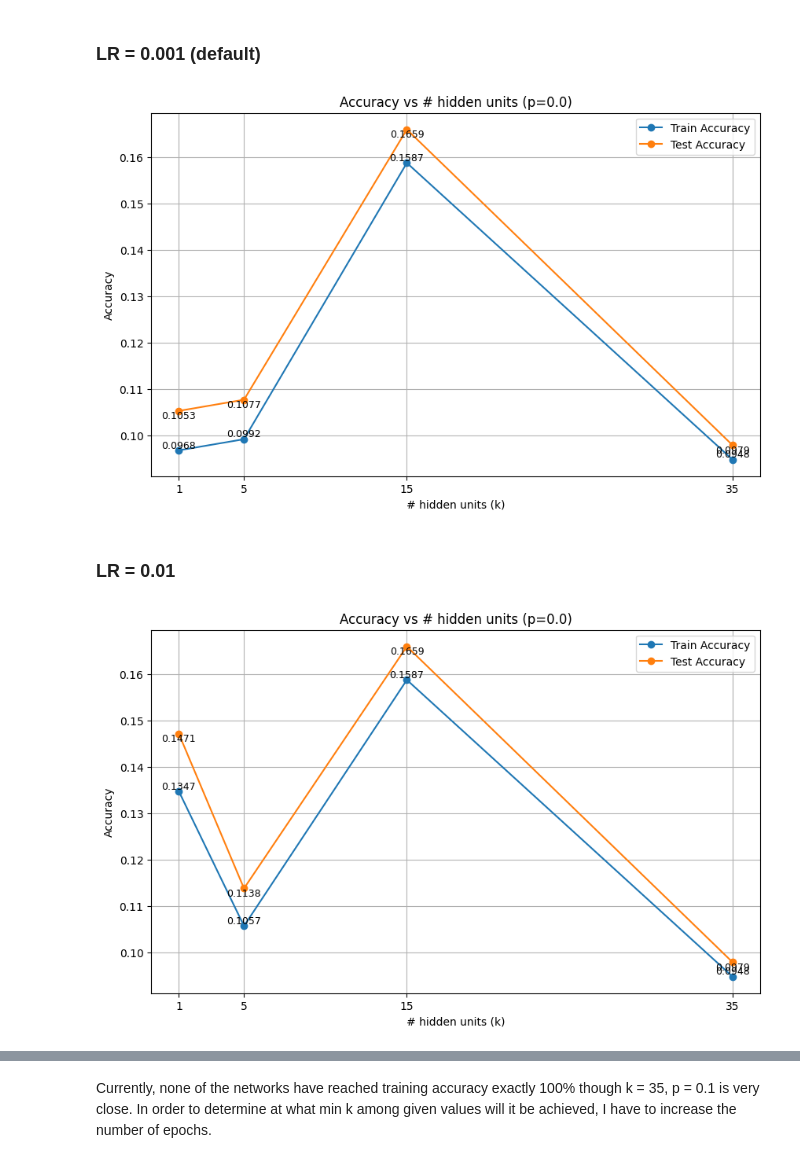
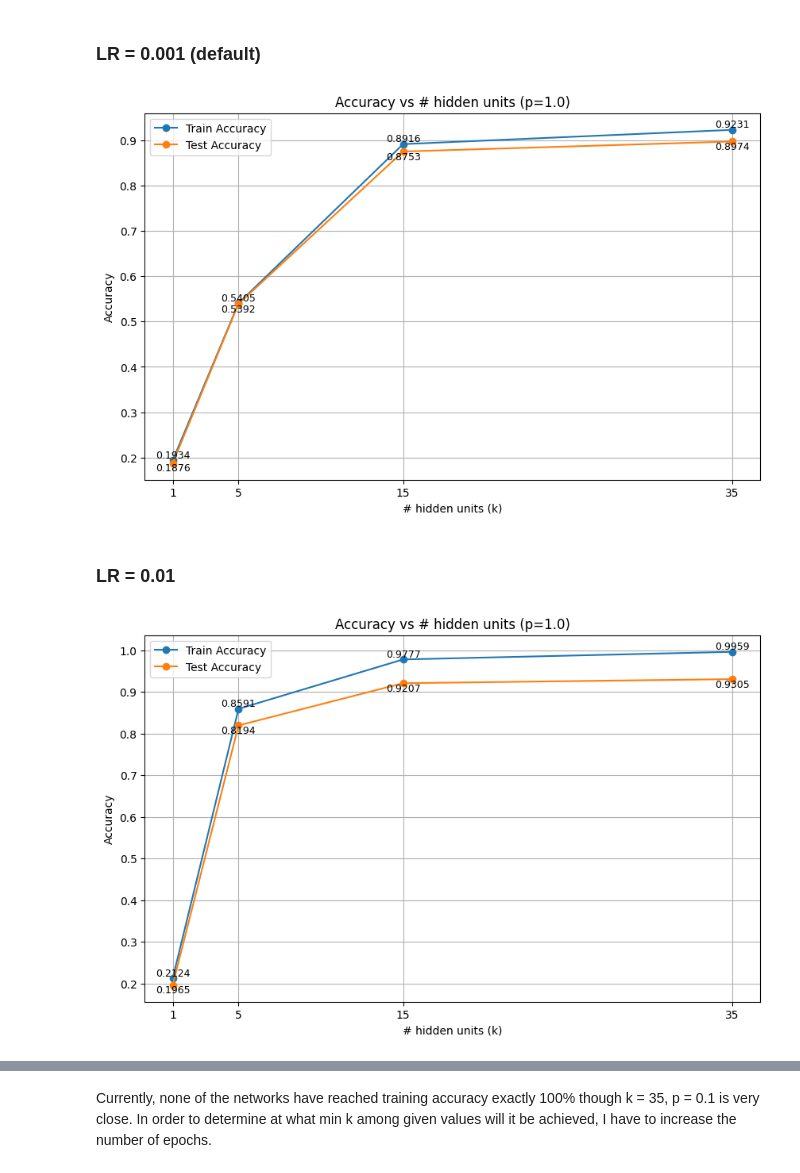
Before and after one commit to Vedant2100/w26, a Jupyter notebook: hw3.ipynb, the cells around one changed output, grey strips where cells are left out. Saved outputs shown, nothing was run; the diff lists cells and outputs as text; code cells hidden in the pictures.

```diff
--- a/hw3.ipynb
+++ b/hw3.ipynb
@@ -107,7 +112,7 @@ def train_model_k_p(X_train, y_train, X_test, y_test, p, k, epochs = 80, lr = 0.
 # %%
 torch.manual_seed(0)
 kvals = [1, 5, 15, 35]
-pvals = [0.0]
+pvals = [1.0]
 lr = 0.001
 epochs = 80
 for p in pvals:
@@ -133,39 +138,39 @@ for p in pvals:
         plt.text(kv, test_values[i], f'{test_values[i]:.4f}', ha='center', va='top', fontsize=9)
     plt.show()
 # %% [output]
-[figure, old version]
+[figure, new version]
 # %% [markdown]
 ### LR = 0.01
 # %%
 torch.manual_seed(0)
 kvals = [1, 5, 15, 35]
-pvals = [0.0]
+pvals = [1.0]
 epochs = 80
 lr = 0.01
 for p in pvals:
     overall_train_acc = {}
     overall_test_acc = {}
     for k in kvals:
          train_acc, test_acc, loss_hist =  train_model_k_p(X_train, y_train, X_test, y_test, p, k, epochs, lr)
          overall_train_acc.update(train_acc)
          overall_test_acc.update(test_acc)
     plt.figure(figsize=(10, 6))
     plt.xticks(kvals)
     plt.plot(kvals, [overall_train_acc[(k, p, epochs-1)] for k in kvals], marker='o', label='Train Accuracy')
     plt.plot(kvals, [overall_test_acc[(k, p, epochs-1)] for k in kvals], marker='o', label='Test Accuracy')
     plt.xlabel('# hidden units (k)')
     plt.ylabel('Accuracy')
     plt.title(f'Accuracy vs # hidden units (p={p})')
     plt.legend()
     plt.grid()
     train_values = [overall_train_acc[(kv, p, epochs-1)] for kv in kvals]
     test_values = [overall_test_acc[(kv, p, epochs-1)] for kv in kvals]
     for i, kv in enumerate(kvals):
         plt.text(kv, train_values[i], f'{train_values[i]:.4f}', ha='center', va='bottom', fontsize=9)
         plt.text(kv, test_values[i], f'{test_values[i]:.4f}', ha='center', va='top', fontsize=9)
     plt.show()
 # %% [output]
-[figure, old version]
+[figure, new version]
 # %%
 torch.manual_seed(0)
 kvals = [1, 5, 15, 35]
```
Also changed, not shown: parts of 7 cells of this notebook.
